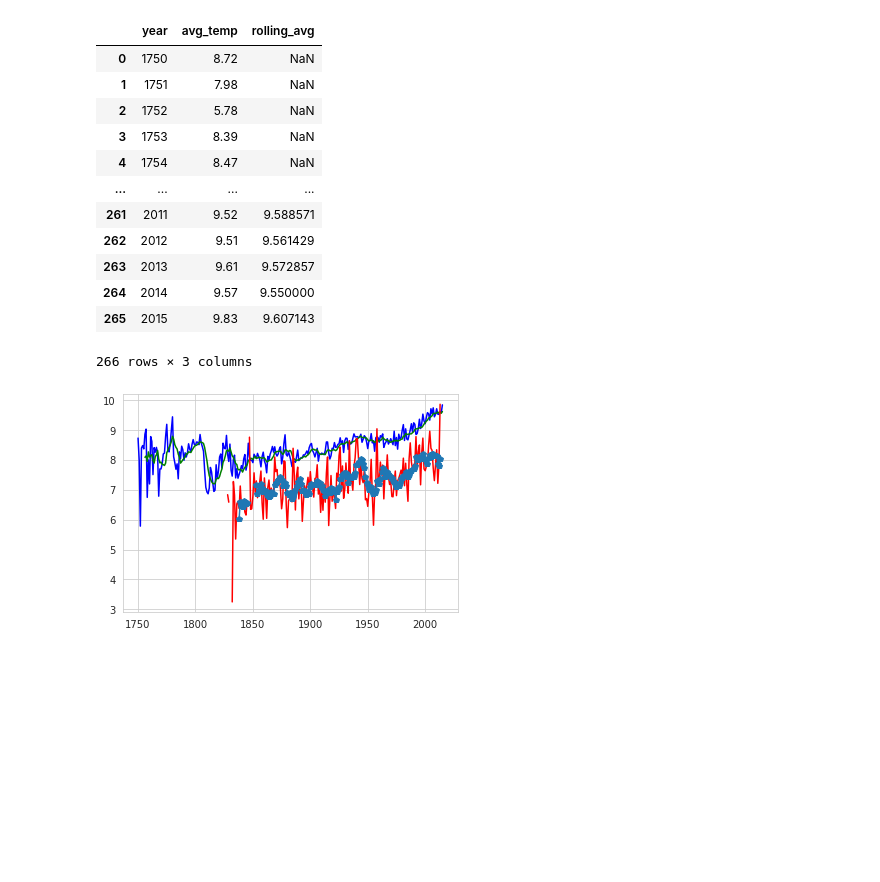
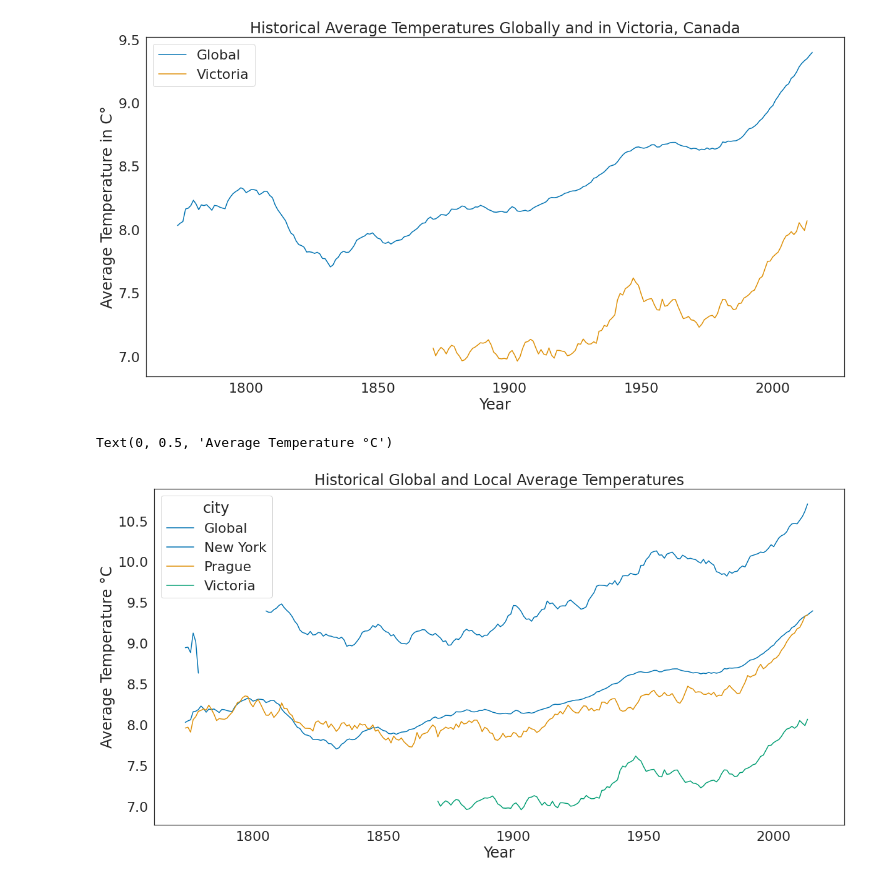
Before and after one commit to Samosaurus/Weather-Trends, a Jupyter notebook: weatherTrends.ipynb, the cells around one changed output. Drawn from its saved outputs; the diff is of its cells as text; code cells hidden in the pictures; blank space fills up the shorter version.

Commit message:
added Graphs, calculations, writeup

```diff
--- a/weatherTrends.ipynb
+++ b/weatherTrends.ipynb
@@ -24,27 +9,40 @@ victoria_data
-# %%
-global_temps = pd.read_csv('global_data.csv')
-global_temps['rolling_avg'] = global_temps.iloc[:,1].rolling(window=7).mean()
-global_temps
-# %% [output]
-|  | year | avg_temp | rolling_avg |
-| 0 | 1750 | 8.72 | NaN |
-| 1 | 1751 | 7.98 | NaN |
-| 2 | 1752 | 5.78 | NaN |
-| 3 | 1753 | 8.39 | NaN |
-| 4 | 1754 | 8.47 | NaN |
-| ... | ... | ... | ... |
-| 261 | 2011 | 9.52 | 9.588571 |
-| 262 | 2012 | 9.51 | 9.561429 |
-| 263 | 2013 | 9.61 | 9.572857 |
-| 264 | 2014 | 9.57 | 9.550000 |
-| 265 | 2015 | 9.83 | 9.607143 |
-266 rows × 3 columns
-# %%
-sns.set_style("whitegrid")
-# %%
-plt.plot(global_temps.year, global_temps.avg_temp, 'b-');
-plt.plot(global_temps.year, global_temps.rolling_avg, 'g-');
-plt.plot(victoria_data.year, victoria_data.avg_temp, 'r-');
-plt.plot(victoria_data.year, victoria_data.rolling_avg, 'p-');
-# %% [output]
-[figure, removed]
+# %%
+avg_window = 25
+#Creating data sets
+
+victoria_data['rolling_avg'] = victoria_data.iloc[0:,3].rolling(window=avg_window).mean();
+global_data = pd.read_csv('global_data.csv');
+global_data['rolling_avg'] = global_data.iloc[:,1].rolling(window=avg_window).mean();
+cities_data = pd.read_csv('cities_data.csv');
+cities_data['rolling_avg'] = cities_data.groupby('city')['avg_temp'].rolling(window=avg_window).mean().reset_index(drop=True);
+# %%
+#formatting hide this from final report
+
+sns.set_theme(
+    style="white",
+    palette='colorblind',
+    font_scale=2.0)
+# %%
+plt.figure(figsize=(20, 10));
+plt.title("Historical Average Temperatures Globally and in Victoria, Canada")
+plt.xlabel('Year')
+plt.ylabel('Average Temperature in C\u00b0')
+
+plt.plot(global_temps.year, global_temps.rolling_avg, '-');
+plt.plot(victoria_data.year, victoria_data.rolling_avg, '-' );
+
+plt.legend(['Global','Victoria']);
+#plt.plot(victoria_data.year, victoria_data.avg_temp, '-');
+#plt.plot(global_temps.year, global_temps.avg_temp, '-');
+# %% [output]
+[figure, added]
+# %%
+plt.figure(figsize=(20,10));
+sns.lineplot(x=global_data.year, y=global_data.rolling_avg, label="Global");
+sns.lineplot(x=cities_data.year, y=cities_data.rolling_avg, hue=cities_data.city);
+plt.title("Historical Global and Local Average Temperatures")
+plt.xlabel("Year");
+plt.ylabel("Average Temperature °C")
+# %% [output]
+Text(0, 0.5, 'Average Temperature °C')
+[figure, added]
```
Also changed, not shown: parts of 5 cells of this notebook, 3 other files.
